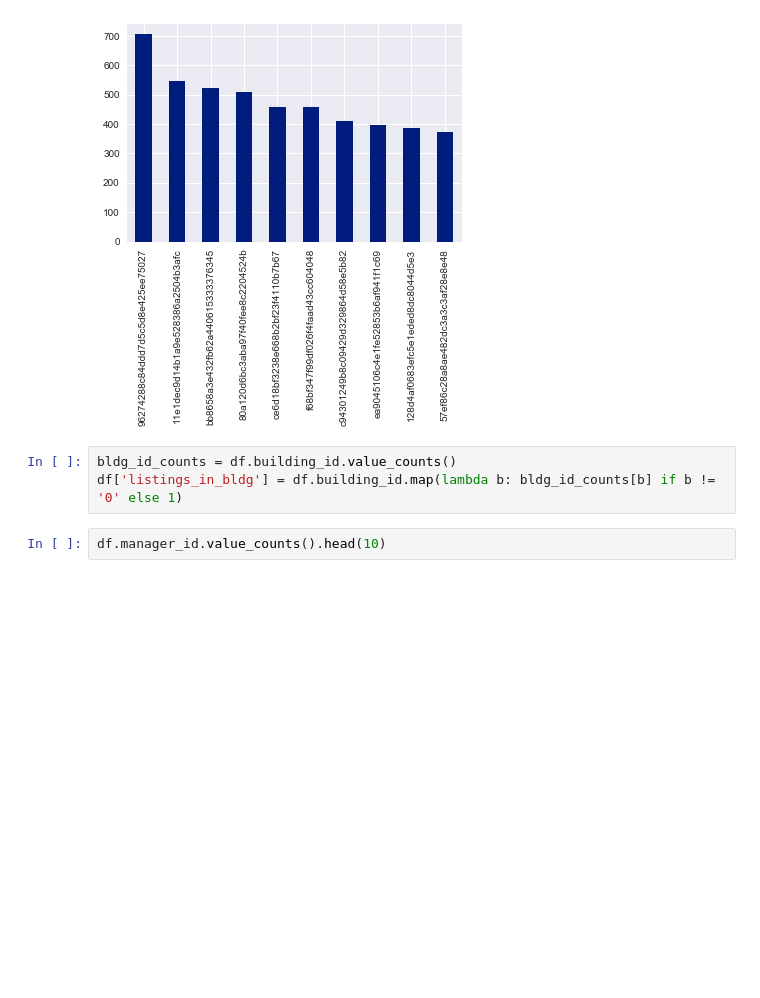
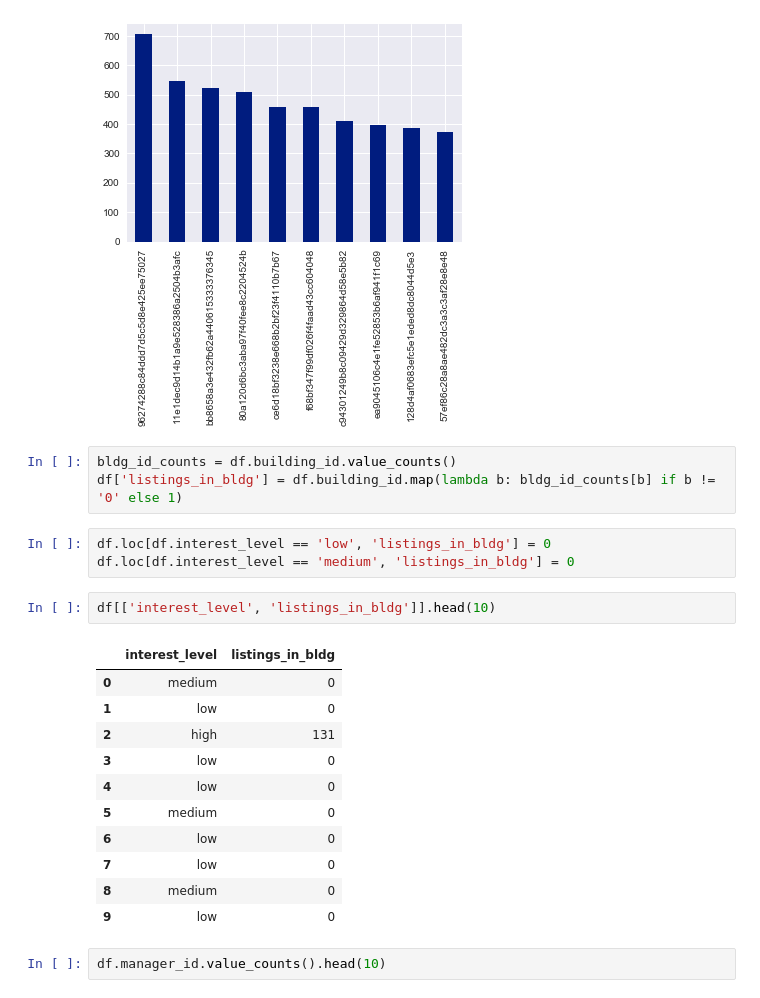
Before and after one commit to iKonon/kaggle, a Jupyter notebook: two-sigma-connect-rental-listing-inquiries/Data Exploration and Cleaning.ipynb, the cells around one changed output. Drawn from its saved outputs; the diff is of its cells as text; blank space fills up the shorter version.

```diff
--- a/two-sigma-connect-rental-listing-inquiries/Data Exploration and Cleaning.ipynb
+++ b/two-sigma-connect-rental-listing-inquiries/Data Exploration and Cleaning.ipynb
@@ -292,6 +294,23 @@ df.building_id.where(df.building_id != '0').value_counts().head(10).plot(kind='b
 # %%
 bldg_id_counts = df.building_id.value_counts()
 df['listings_in_bldg'] = df.building_id.map(lambda b: bldg_id_counts[b] if b != '0' else 1)
+# %%
+df.loc[df.interest_level == 'low', 'listings_in_bldg'] = 0
+df.loc[df.interest_level == 'medium', 'listings_in_bldg'] = 0
+# %%
+df[['interest_level', 'listings_in_bldg']].head(10)
+# %% [output]
+|  | interest_level | listings_in_bldg |
+| 0 | medium | 0 |
+| 1 | low | 0 |
+| 2 | high | 131 |
+| 3 | low | 0 |
+| 4 | low | 0 |
+| 5 | medium | 0 |
+| 6 | low | 0 |
+| 7 | low | 0 |
+| 8 | medium | 0 |
+| 9 | low | 0 |
 # %%
 df.manager_id.value_counts().head(10)
 # %% [output]
```
Also changed, not shown: parts of 16 cells of this notebook, 1 other file.
